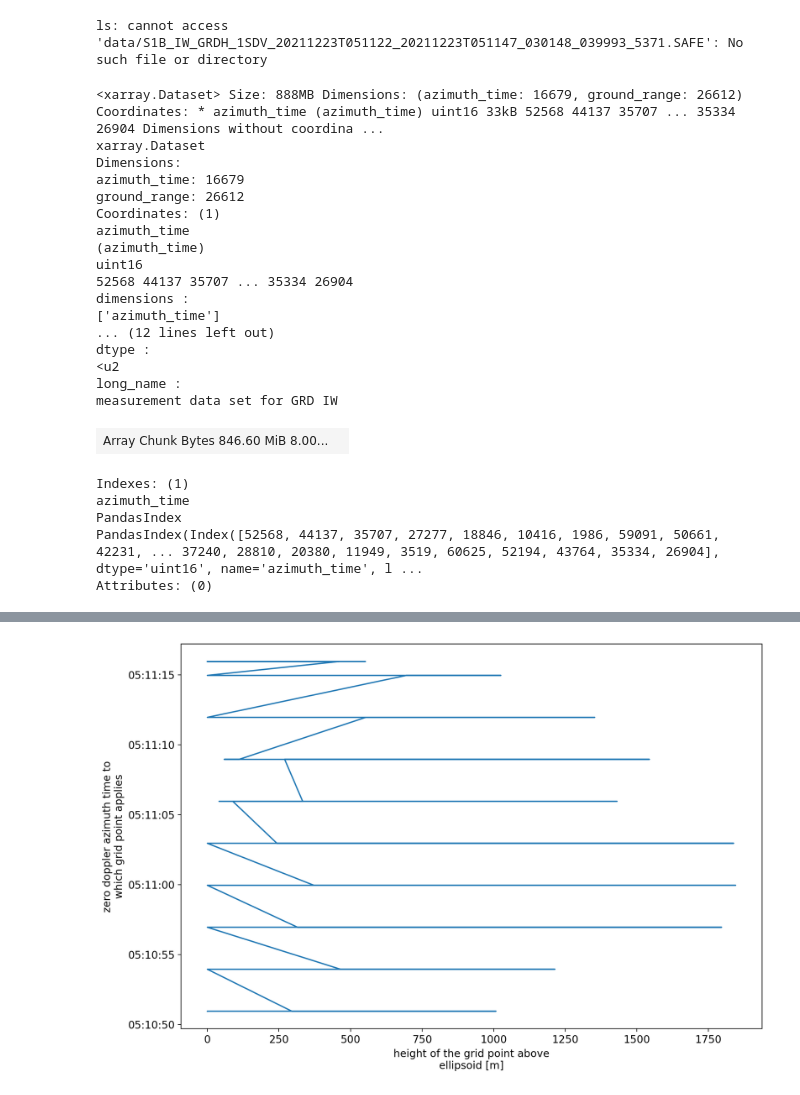
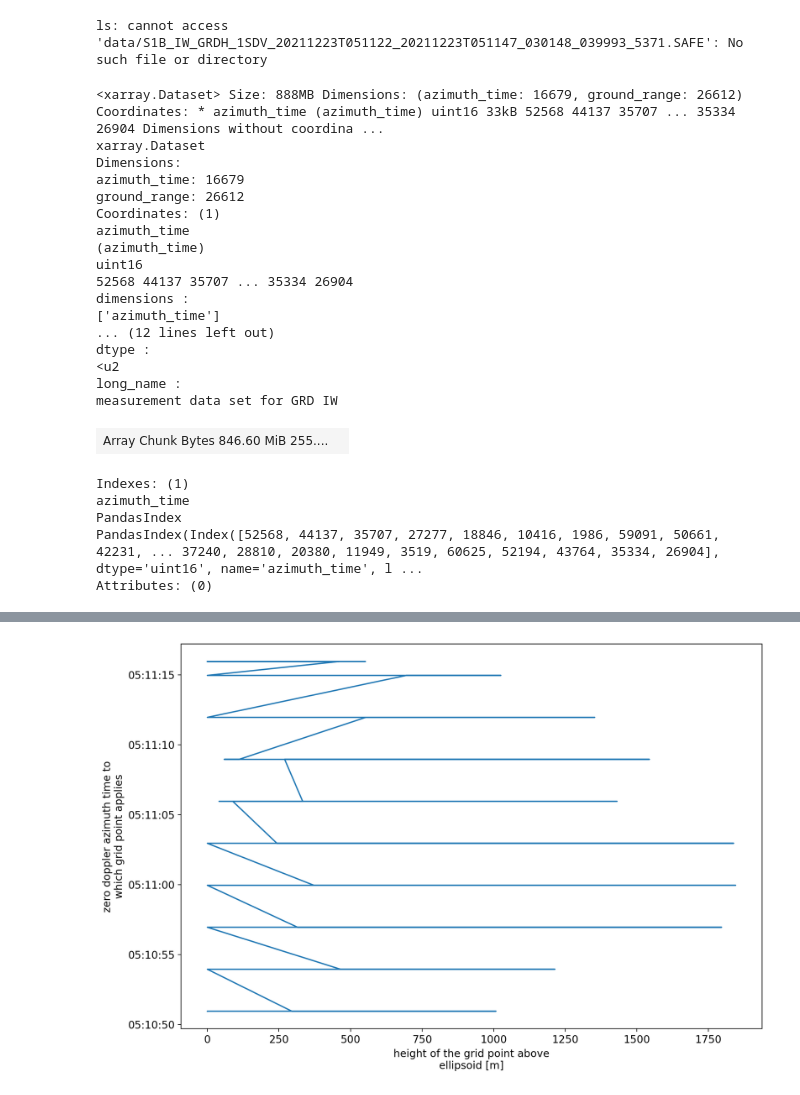
Before and after one commit to eopf-toolkit/eopf-101, a Jupyter notebook: Sentinel-1_GRD_IW.ipynb, the cells around one changed output, grey strips where cells are left out. Cells and saved outputs as stored; diff of their text form; code cells hidden in the pictures.

```diff
--- a/Sentinel-1_GRD_IW.ipynb
+++ b/Sentinel-1_GRD_IW.ipynb
@@ -42,28 +44,29 @@ ls: cannot access 'data/S1B_IW_GRDH_1SDV_20211223T051122_20211223T051147_030148_
 # measurement
 # %%
 DATASET_URL = "https://objects.eodc.eu/e05ab01a9d56408d82ac32d69a5aae2a:202506-s01siwgrh/29/products/cpm_v256/S1C_IW_GRDH_1SDV_20250629T051050_20250629T051115_002993_006192_2985.zarr"
-dt = xr.open_datatree(DATASET_URL, engine="zarr", chunks=2048)
+# os.environ["AWS_ENDPOINT_URL"] = "https://objectstore.eodc.eu:2222"
+dt = xr.open_datatree(DATASET_URL, engine="zarr", chunks={})
 measurement_block = dt["S01SIWGRD_20250629T051050_0025_C017_2985_006192_VH/measurements"].to_dataset()
 measurement_block
 # %% [output]
 <xarray.Dataset> Size: 888MB Dimensions: (azimuth_time: 16679, ground_range: 26612) Coordinates: * azimuth_time (azimuth_time) uint16 33kB 52568 44137 35707 ... 35334 26904 Dimensions without coordina ...
 xarray.Dataset
 Dimensions:
 azimuth_time: 16679
 ground_range: 26612
 Coordinates: (1)
 azimuth_time
 (azimuth_time)
 uint16
 52568 44137 35707 ... 35334 26904
 dimensions :
 ['azimuth_time']
 ... (12 lines left out)
 dtype :
 <u2
 long_name :
 measurement data set for GRD IW
-| Array Chunk Bytes 846.60 MiB 8.00... |  |
+| Array Chunk Bytes 846.60 MiB 255.... |  |
 Indexes: (1)
 azimuth_time
 PandasIndex
```
Also changed, not shown: parts of 2 cells of this notebook, 1 other file.
